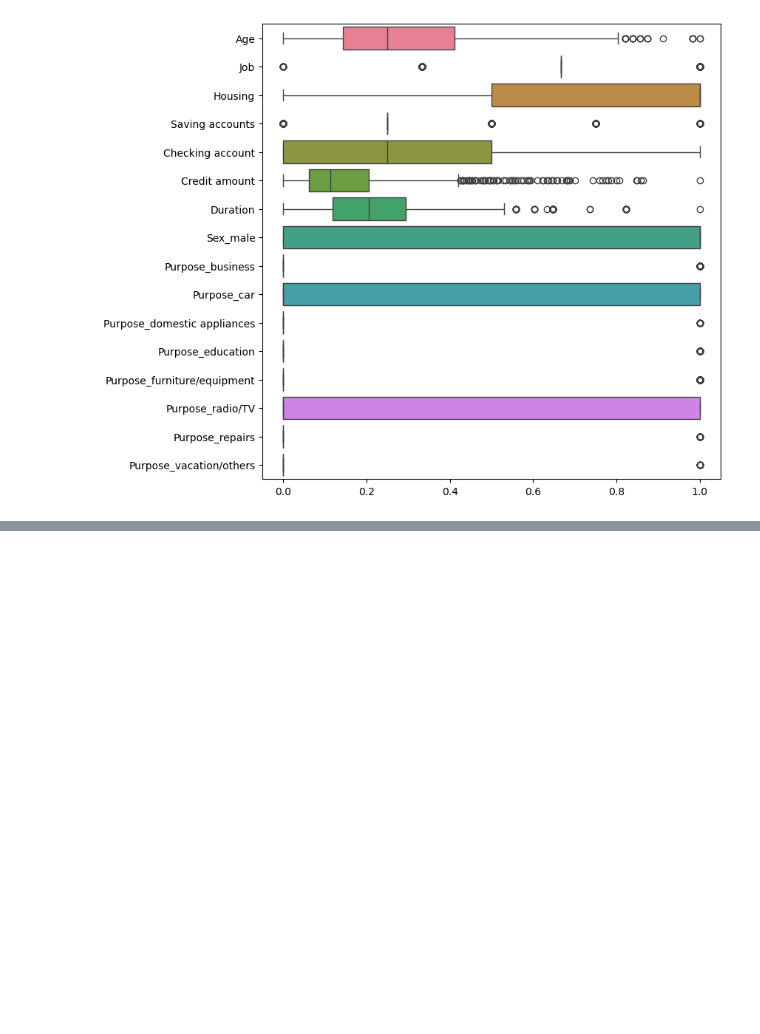
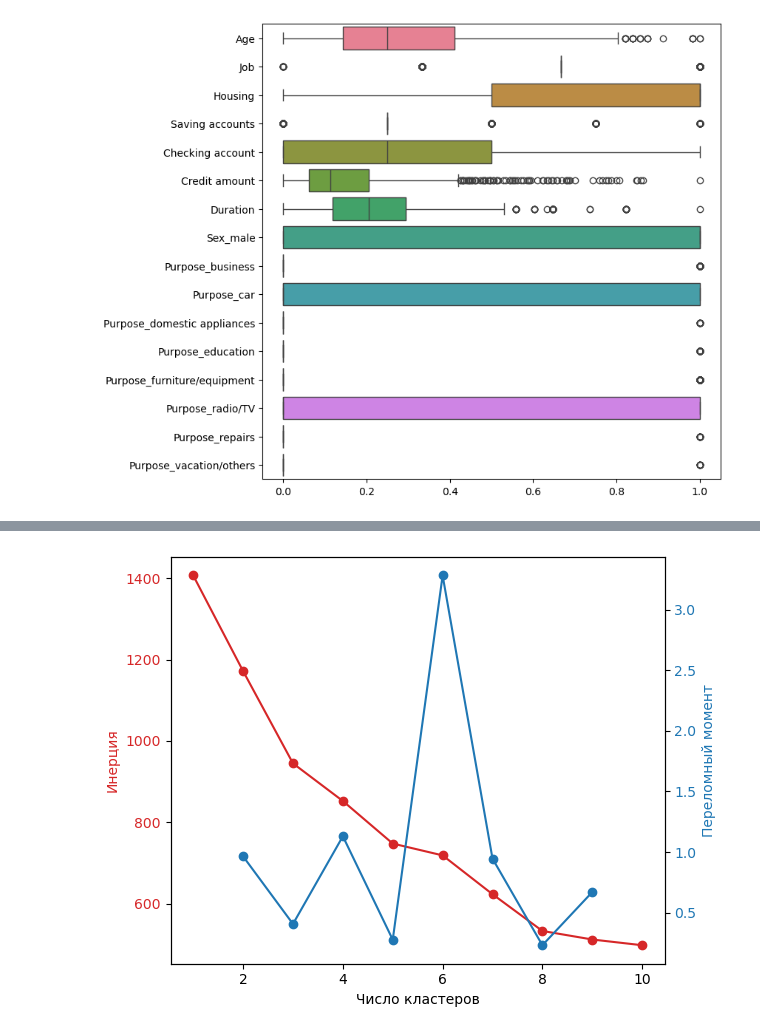
Before and after one commit to emazurenko/otus-ml-professional, a Jupyter notebook: homeworks/02_Clustering/homework.ipynb, the cells around one changed output, grey strips where cells are left out. Saved outputs shown, nothing was run; the diff lists cells and outputs as text; code cells hidden in the pictures; blank space fills up the shorter version.

```diff
--- a/homeworks/02_Clustering/homework.ipynb
+++ b/homeworks/02_Clustering/homework.ipynb
@@ -271,0 +313,47 @@ sns.scatterplot(x=X_tsne[:,0], y=X_tsne[:,1]);
+# %%
+from sklearn.cluster import KMeans
+
+MIN_CLUSTER_COUNT = 1
+MAX_CLUSTER_COUNT = 10
+
+# Расчет инерции
+inertia = []
+inertia_iterations = range(MIN_CLUSTER_COUNT, MAX_CLUSTER_COUNT + 1)
+for i in inertia_iterations:
+    kmeans = KMeans(n_clusters=i, random_state=10).fit(scaled_df)
+    inertia_i = kmeans.inertia_
+    inertia.append(inertia_i)
+
+# Расчет переломного момента
+D = []
+D_iterations = range(MIN_CLUSTER_COUNT, MAX_CLUSTER_COUNT - 1)
+for i in D_iterations:
+    Di = (inertia[i] - inertia[i+1])/(inertia[i-1] - inertia[i])
+    D.append(Di)
+# %%
+fig, ax1 = plt.subplots()
+
+# Общая шкала аргумента
+ax1.set_xlabel('Число кластеров')
+
+# Совмещение графиков
+ax2 = ax1.twinx()
+
+# График инерции
+color = 'tab:red'
+ax1.set_ylabel('Инерция', color=color)
+ax1.plot(inertia_iterations, inertia, color=color, marker='o')
+ax1.tick_params(axis='y', labelcolor=color)
+
+# График переломного момента
+color = 'tab:blue'
+ax2.set_ylabel('Переломный момент', color=color)
+# Для переломного момента индекс для числа кластеров смещается на 1
+D_num_clusters = np.array(D_iterations) + 1
+ax2.plot(D_num_clusters, D, color=color, marker='o')
+ax2.tick_params(axis='y', labelcolor=color)
+
+fig.tight_layout()
+plt.show()
+# %% [output]
+[figure, added]
```
Also changed, not shown: parts of 37 cells of this notebook, 1 other file.
